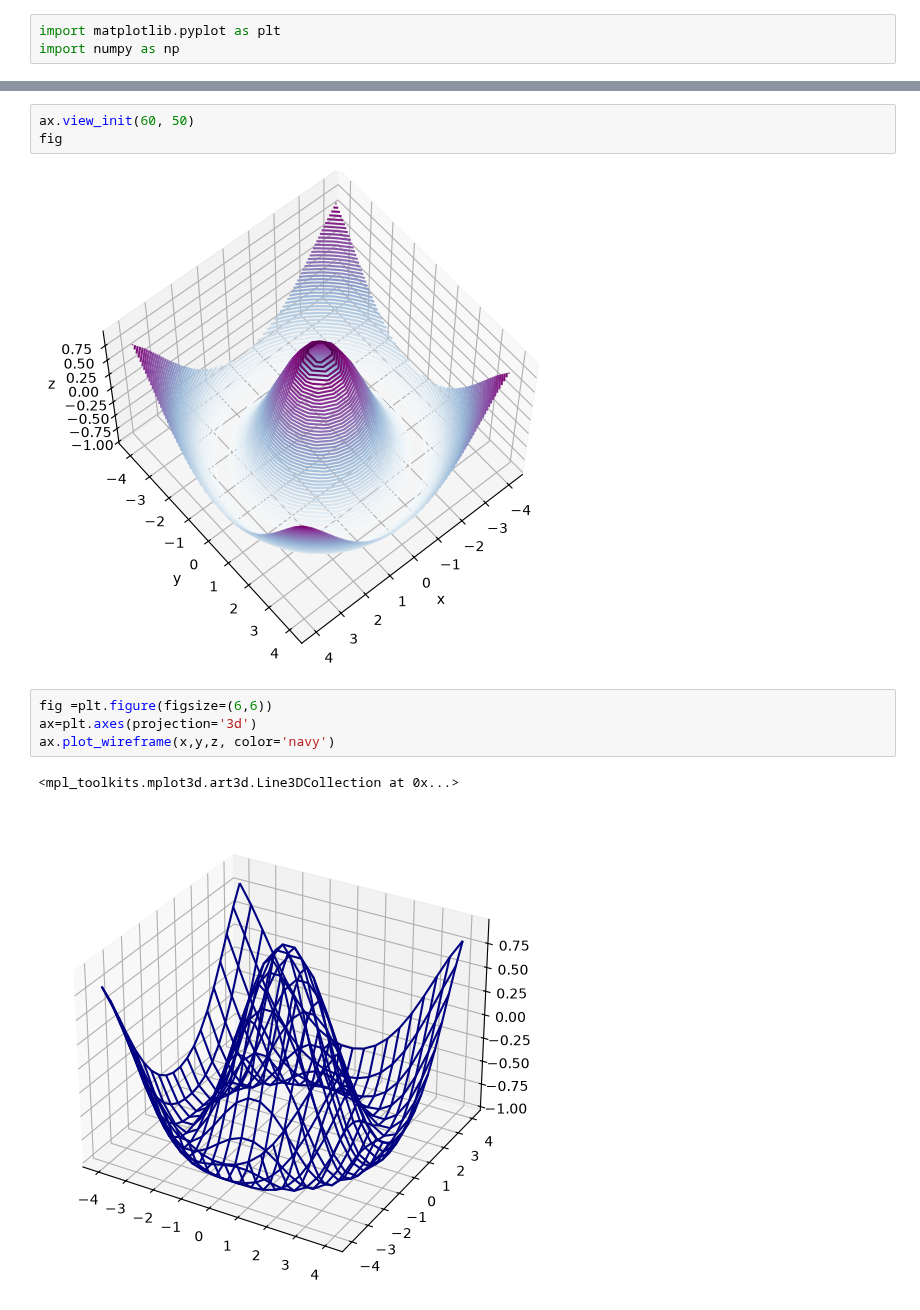
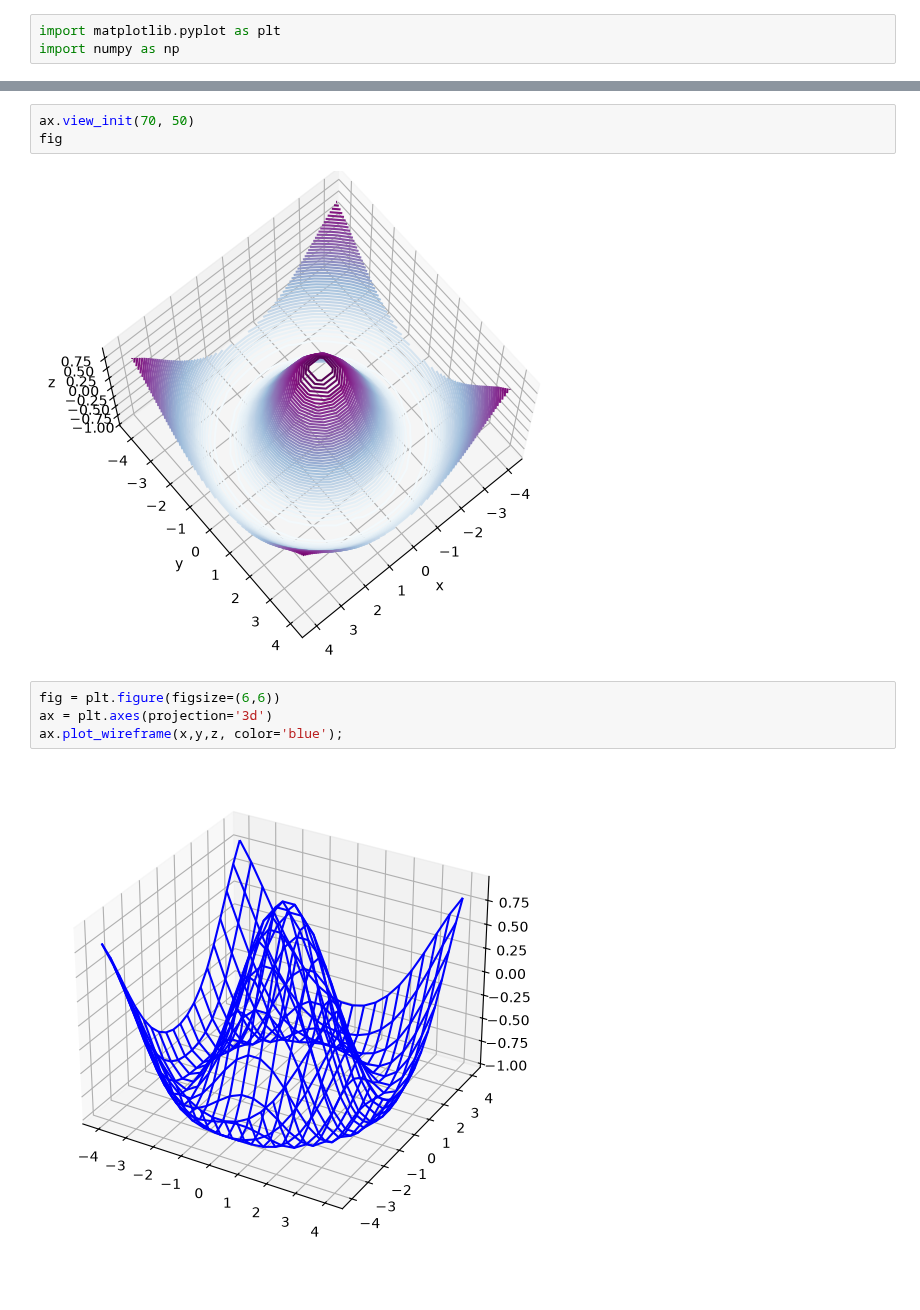
Before and after one commit to ghdwlswn97-source/python, a Jupyter notebook: 19.matplotlib/21.three_dim.ipynb, the cells around one changed output, grey strips where cells are left out. Cells and saved outputs as stored; diff of their text form; blank space fills up the shorter version.

```diff
--- a/19.matplotlib/21.three_dim.ipynb
+++ b/19.matplotlib/21.three_dim.ipynb
@@ -50,15 +49,14 @@ ax.set_zlabel('z')
 Text(0.5, 0, 'z')
 [figure]
 # %%
-ax.view_init(60, 50)
+ax.view_init(70, 50)
 fig
 # %% [output]
-[figure, old version]
+[figure, new version]
 # %%
-fig =plt.figure(figsize=(6,6))
-ax=plt.axes(projection='3d')
-ax.plot_wireframe(x,y,z, color='navy')
+fig = plt.figure(figsize=(6,6))
+ax = plt.axes(projection='3d')
+ax.plot_wireframe(x,y,z, color='blue');
 # %% [output]
-<mpl_toolkits.mplot3d.art3d.Line3DCollection at 0x...>
-[figure, old version]
+[figure, new version]
 # %%
```
Also changed, not shown: parts of 10 cells of this notebook.
